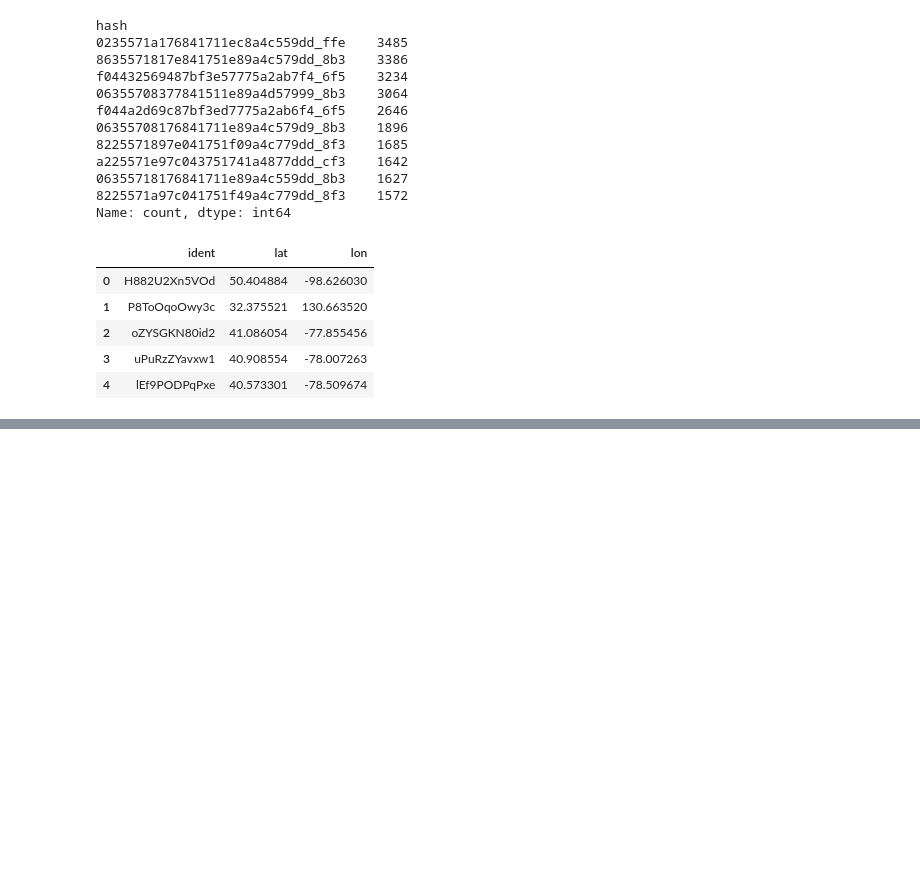
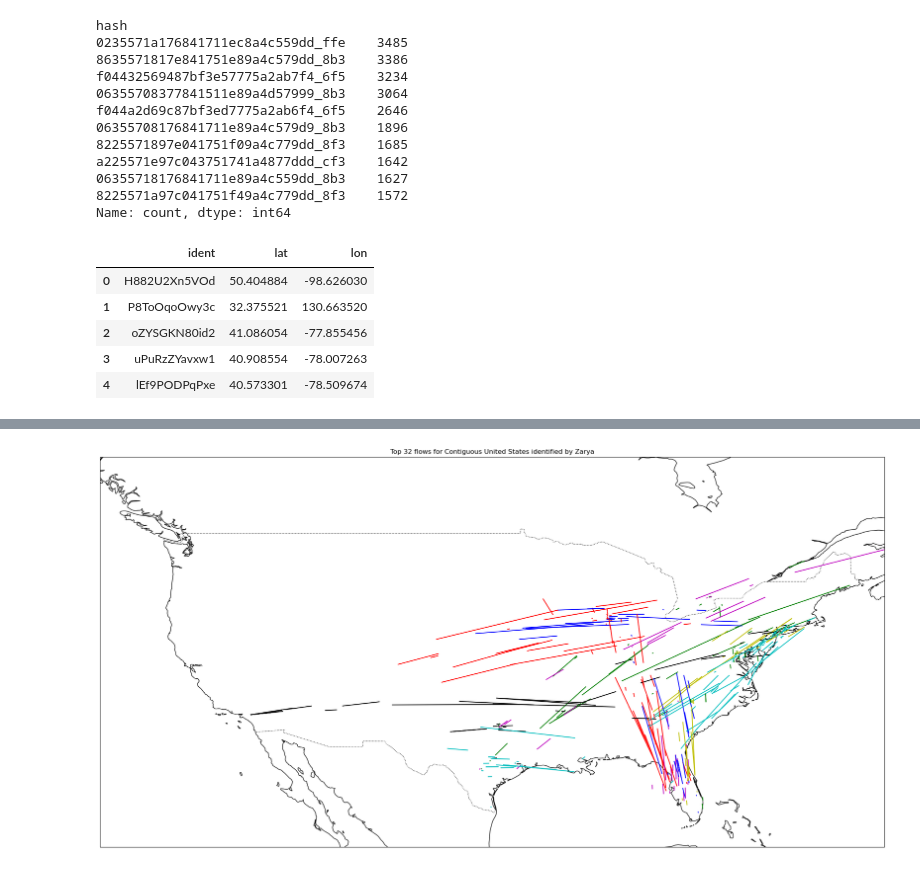
Before and after one commit to thinhhoang95/XFD, a Jupyter notebook: flow-detection/viz_segments6.ipynb, the cells around one changed output, grey strips where cells are left out. Saved outputs shown, nothing was run; the diff lists cells and outputs as text; code cells hidden in the pictures; blank space fills up the shorter version.

```diff
--- a/flow-detection/viz_segments6.ipynb
+++ b/flow-detection/viz_segments6.ipynb
@@ -111,0 +263,4 @@ plot_segments(hash_df1, wp_df, globe=True)
+# %%
+plot_all_flows_in_one_map(hash_counts, hash_df, wp_df, n_first_hashes=32, region='conus')
+# %% [output]
+[figure, added]
```
Also changed, not shown: parts of 6 cells of this notebook, 1 other file.
